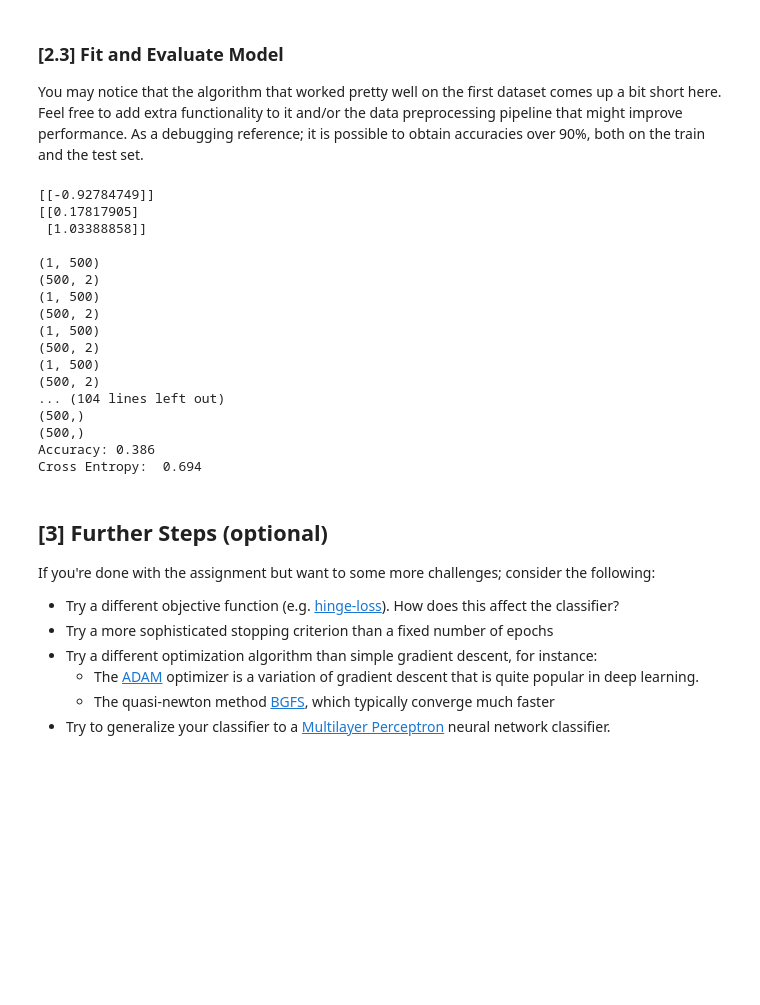
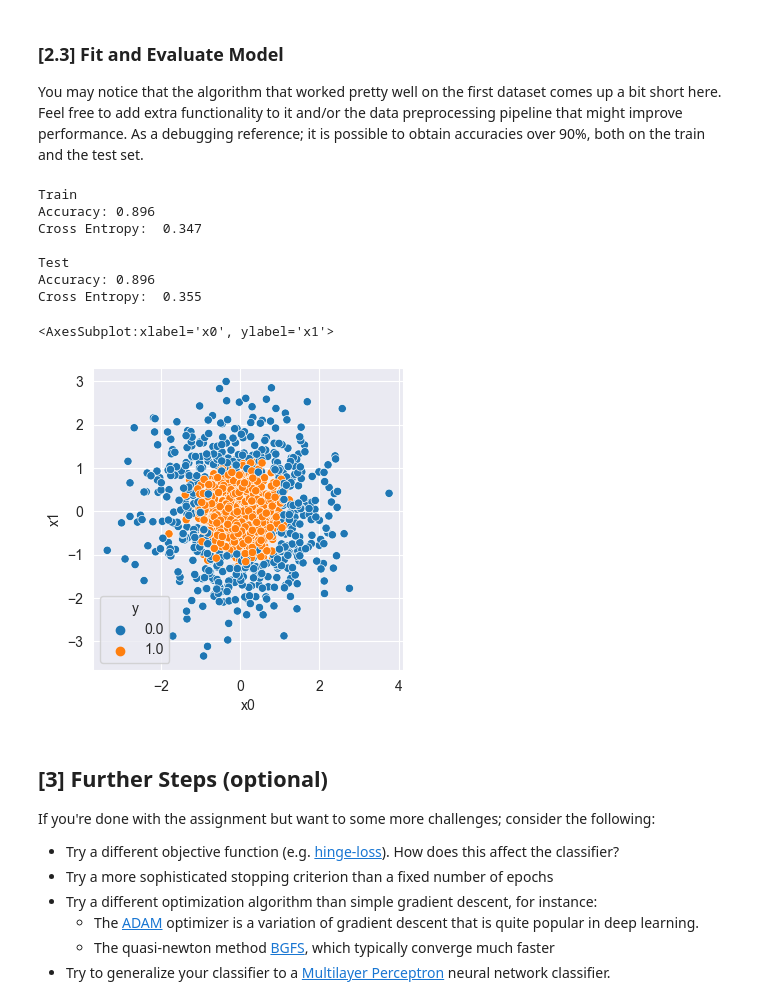
Before and after one commit to StefanTomic-NTNU/machinelearning, a Jupyter notebook: logistic_regression/experiment.ipynb, the cells around one changed output. Drawn from its saved outputs; the diff is of its cells as text; code cells hidden in the pictures; blank space fills up the shorter version.

Commit message:
Accuracy almost good for part 2

```diff
--- a/logistic_regression/experiment.ipynb
+++ b/logistic_regression/experiment.ipynb
@@ -170,38 +154,33 @@ X_test, y_test = data_2_test[['x0', 'x1']], data_2_test['y']
 You may notice that the algorithm that worked pretty well on the first dataset comes up a bit short here. Feel free to add extra functionality to it and/or the data preprocessing pipeline that might improve performance. As a debugging reference; it is possible to obtain accuracies over 90%, both on the train and the test set.
 # %%
 # Fit model (TO TRAIN SET ONLY)
-model_2 = lr.LogisticRegression()  # <--- Feel free to add hyperparameters
+model_2 = lr.LogisticRegression(circle=True)  # <--- Feel free to add hyperparameters
 model_2.fit(X_train, y_train)
 
 # Calculate accuracy and cross entropy for insample predictions
 y_pred_train = model_2.predict(X_train)
 print('Train')
 print(f'Accuracy: {lr.binary_accuracy(y_true=y_train, y_pred=y_pred_train, threshold=0.5) :.3f}')
 print(f'Cross Entropy:  {lr.binary_cross_entropy(y_true=y_train, y_pred=y_pred_train) :.3f}')
 
 # Calculate accuracy and cross entropy for out-of-sample predictions
 y_pred_test = model_2.predict(X_test)
 print('\nTest')
 print(f'Accuracy: {lr.binary_accuracy(y_true=y_test, y_pred=y_pred_test, threshold=0.5) :.3f}')
 print(f'Cross Entropy:  {lr.binary_cross_entropy(y_true=y_test, y_pred=y_pred_test) :.3f}')
+
+_, ax = plt.subplots(figsize=(4, 4), dpi=100)
+sns.scatterplot(x='x0', y='x1', hue='y', ax=ax, data=data_2)
 # %% [output]
-[[-0.92784749]]
-[[0.17817905]
- [1.03388858]]
+Train
+Accuracy: 0.896
+Cross Entropy:  0.347
 
-(1, 500)
-(500, 2)
-(1, 500)
-(500, 2)
-(1, 500)
-(500, 2)
-(1, 500)
-(500, 2)
-... (104 lines left out)
-(500,)
-(500,)
-Accuracy: 0.386
-Cross Entropy:  0.694
+Test
+Accuracy: 0.896
+Cross Entropy:  0.355
+<AxesSubplot:xlabel='x0', ylabel='x1'>
+[figure, added]
 # %% [markdown]
 ## [3] Further Steps (optional)
 
```
Also changed, not shown: parts of 2 cells of this notebook, 2 other files.
